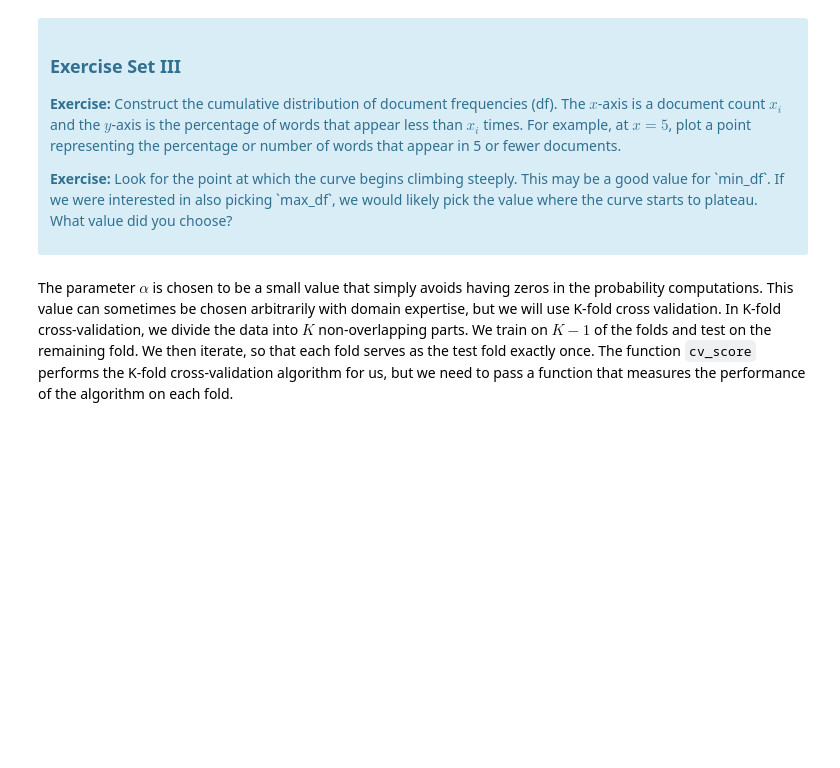
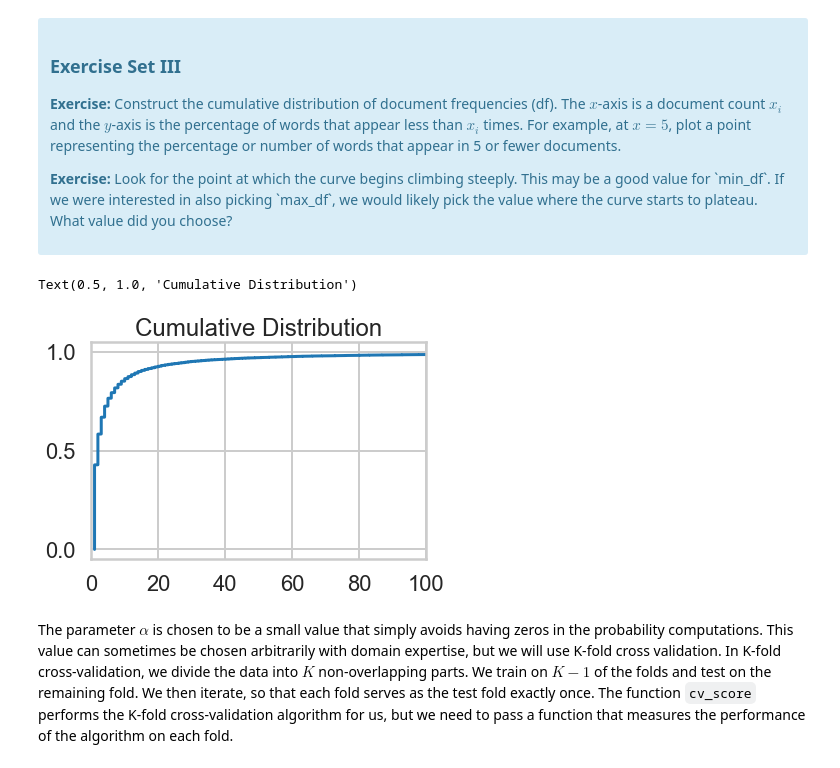
Before and after one commit to JoseMMontoro/springboard, a Jupyter notebook: mini_projects/naive_bayes/Mini_Project_Naive_Bayes.ipynb, the cells around one changed output. Cells and saved outputs as stored; diff of their text form; code cells hidden in the pictures; blank space fills up the shorter version.

```diff
--- a/mini_projects/naive_bayes/Mini_Project_Naive_Bayes.ipynb
+++ b/mini_projects/naive_bayes/Mini_Project_Naive_Bayes.ipynb
@@ -313,3 +319,13 @@ First, let's find an appropriate value for `min_df` for the `CountVectorizer`. `
+# %%
+df = np.sort(np.sum(X>0,axis=0)).reshape(-1,1)
+cdf_df= 1. * np.arange(len(df))/float(len(df)-1)
+
+plt.plot(df,cdf_df)
+plt.xlim([0,100])
+plt.title('Cumulative Distribution')
+# %% [output]
+Text(0.5, 1.0, 'Cumulative Distribution')
+[figure, added]
 # %%
 # Don't sum, just count how many are 1 or less, 2 or less, etc
 # sum accross axis=1
```
Also changed, not shown: parts of 10 cells of this notebook.
